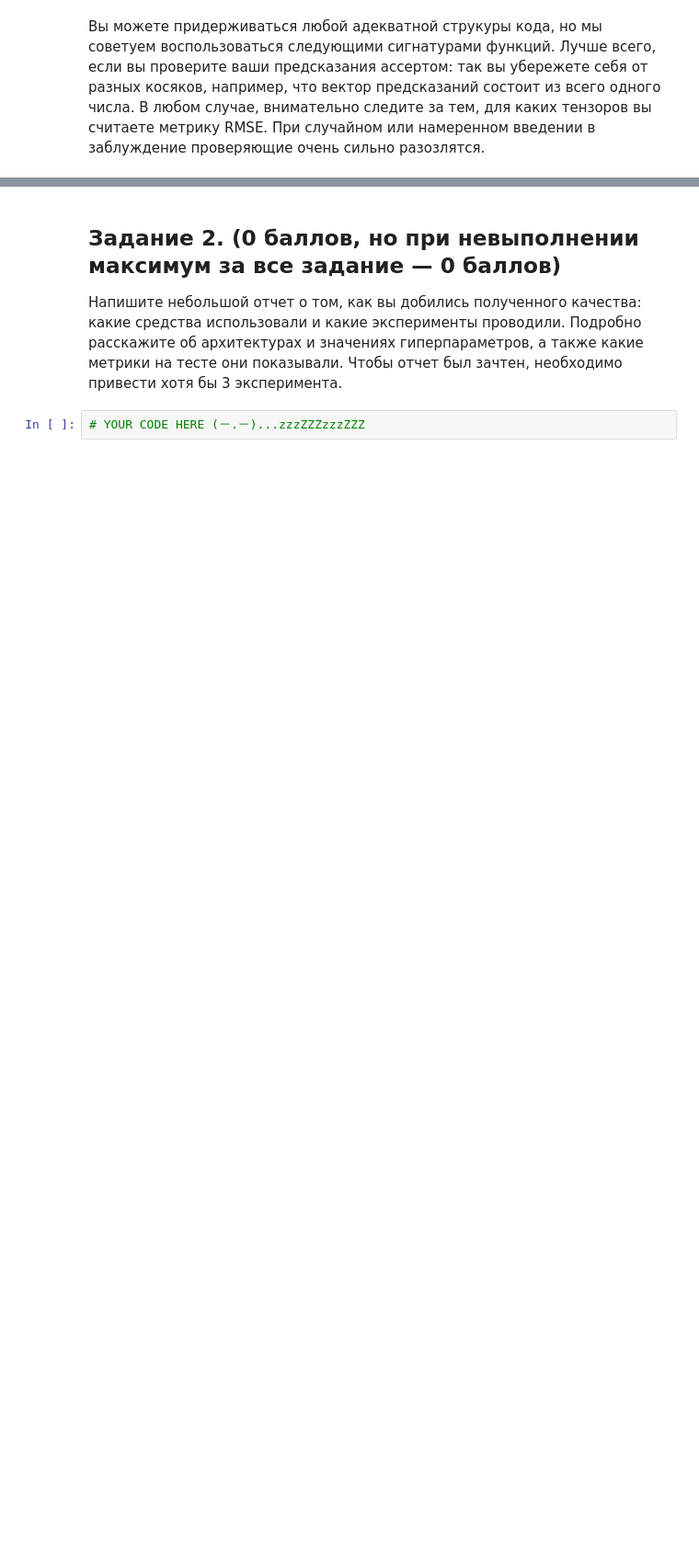
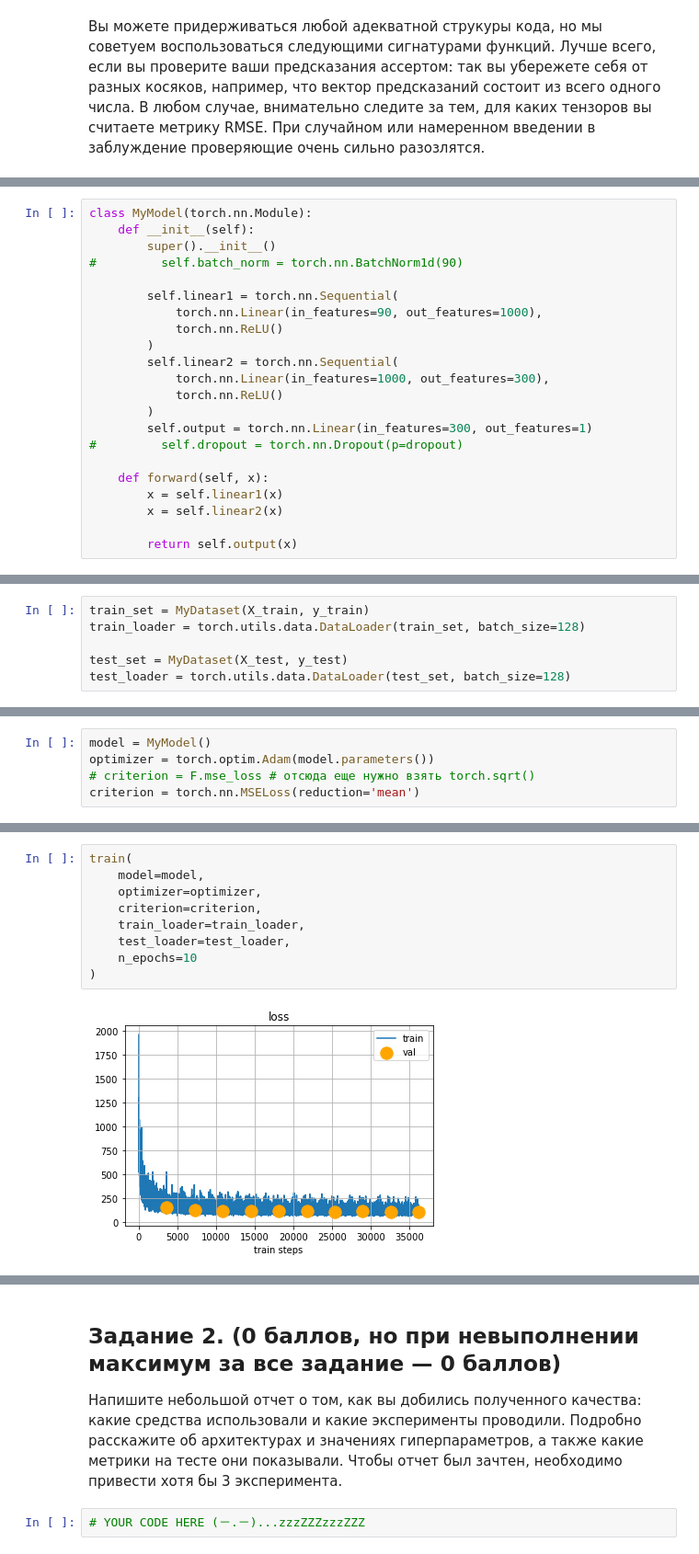
Before and after one commit to miron34/MyEducation, a Jupyter notebook: DL_intro_hse/homeworks/homework-01.ipynb, the cells around one changed output, grey strips where cells are left out. Shown: that part at 92% size. Saved outputs shown, nothing was run; the diff lists cells and outputs as text; blank space fills up the shorter version.

```diff
--- a/DL_intro_hse/homeworks/homework-01.ipynb
+++ b/DL_intro_hse/homeworks/homework-01.ipynb
@@ -137,0 +161,22 @@ assert test(model, criterion, test_loader).shape[0] == y_test.shape[0]
+# %%
+class MyModel(torch.nn.Module):
+    def __init__(self):
+        super().__init__()
+#         self.batch_norm = torch.nn.BatchNorm1d(90)
+
+        self.linear1 = torch.nn.Sequential(
+            torch.nn.Linear(in_features=90, out_features=1000),
+            torch.nn.ReLU()
+        )
+        self.linear2 = torch.nn.Sequential(
+            torch.nn.Linear(in_features=1000, out_features=300),
+            torch.nn.ReLU()
+        )
+        self.output = torch.nn.Linear(in_features=300, out_features=1)
+#         self.dropout = torch.nn.Dropout(p=dropout)
+
+    def forward(self, x):
+        x = self.linear1(x)
+        x = self.linear2(x)
+
+        return self.output(x)
@@ -137,0 +271,6 @@ assert test(model, criterion, test_loader).shape[0] == y_test.shape[0]
+# %%
+train_set = MyDataset(X_train, y_train)
+train_loader = torch.utils.data.DataLoader(train_set, batch_size=128)
+
+test_set = MyDataset(X_test, y_test)
+test_loader = torch.utils.data.DataLoader(test_set, batch_size=128)
@@ -137,0 +280,5 @@ assert test(model, criterion, test_loader).shape[0] == y_test.shape[0]
+# %%
+model = MyModel()
+optimizer = torch.optim.Adam(model.parameters())
+# criterion = F.mse_loss # отсюда еще нужно взять torch.sqrt()
+criterion = torch.nn.MSELoss(reduction='mean')
@@ -137,0 +290,11 @@ assert test(model, criterion, test_loader).shape[0] == y_test.shape[0]
+# %%
+train(
+    model=model,
+    optimizer=optimizer,
+    criterion=criterion,
+    train_loader=train_loader,
+    test_loader=test_loader,
+    n_epochs=10
+)
+# %% [output]
+[figure, added]
```
Also changed, not shown: parts of 24 cells of this notebook, 2 other files.
